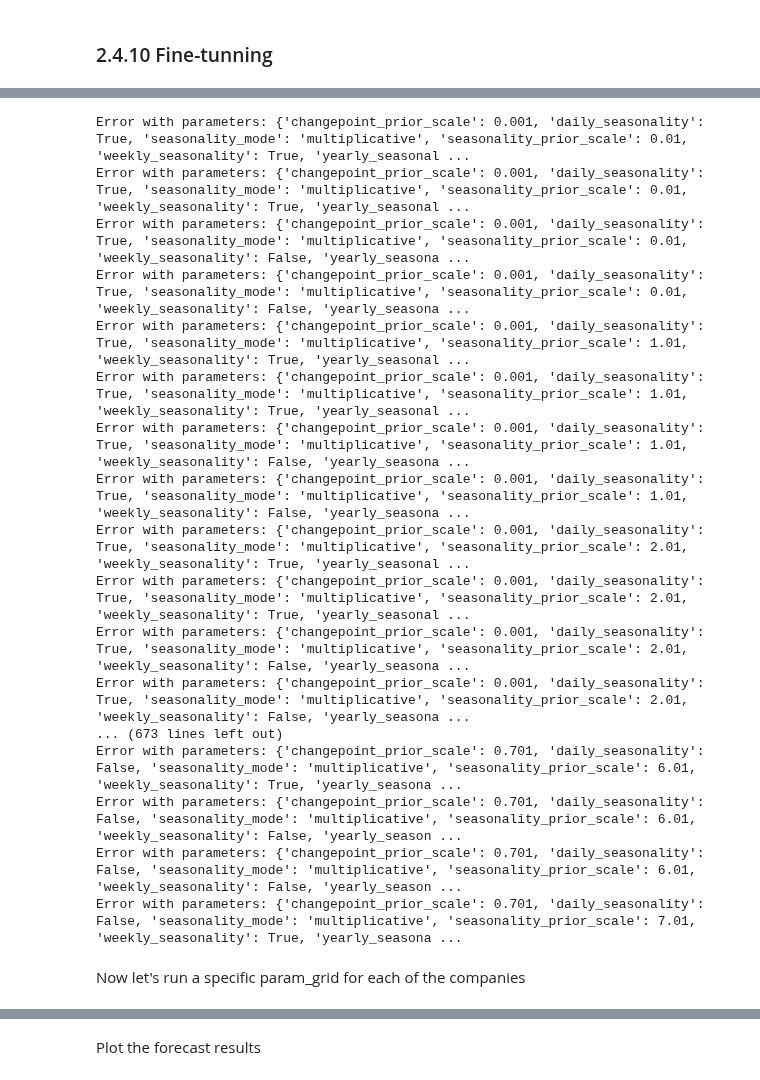
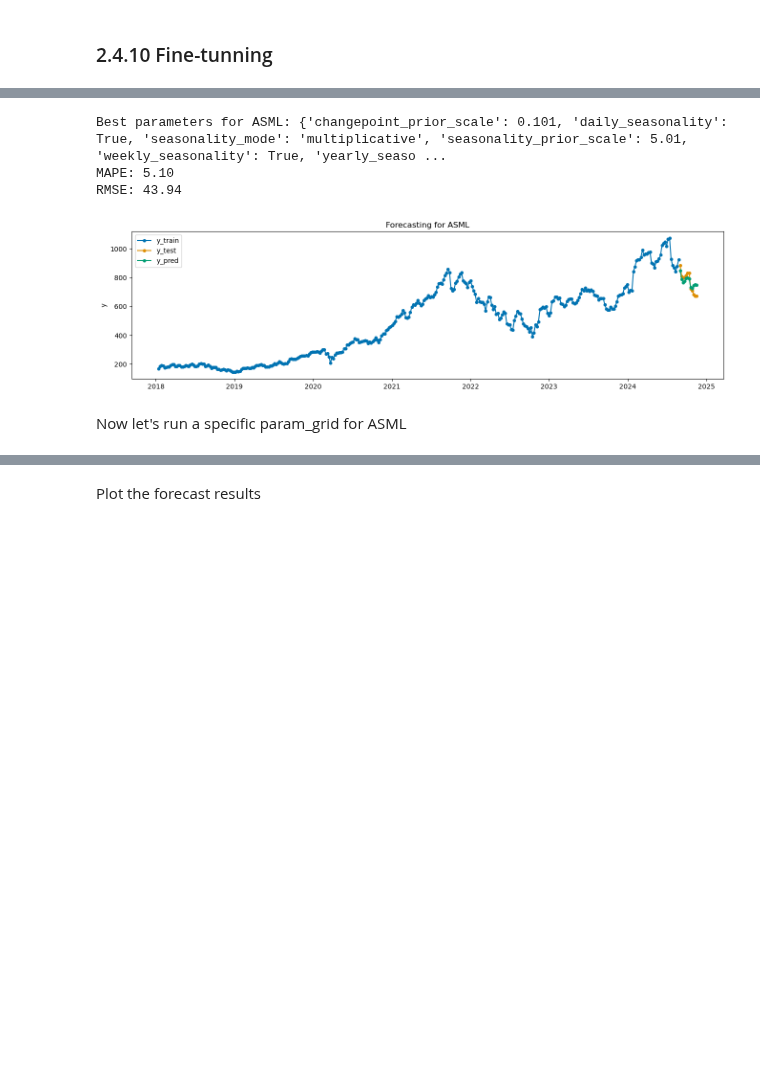
Before and after one commit to mbarriola96/stock_prices_forecasting, a Jupyter notebook: 05_modelling.ipynb, the cells around one changed output, grey strips where cells are left out. Drawn from its saved outputs; the diff is of its cells as text; code cells hidden in the pictures; blank space fills up the shorter version.

```diff
--- a/05_modelling.ipynb
+++ b/05_modelling.ipynb
@@ -603,14 +606,6 @@ param_grid = {
 
 # Create a parameter grid generator
 grid = ParameterGrid(param_grid)
-
-# # Prepare the data
-# train_data_prophet = train_data.reset_index(names="ds").rename(columns={'Close_ASML': 'y'})
-# test_data_prophet = test_data.reset_index(names="ds").rename(columns={'Close_ASML': 'y'})
-
-# # Ensure 'ds' is the index for train and test datasets
-# train_data_prophet = train_data_prophet.set_index('ds')
-# test_data_prophet = test_data_prophet.set_index('ds')
 
 # Initialize variables to track the best parameters
 best_mape = float('inf')
@@ -636,7 +631,7 @@ for params in grid:
             prophet_model.add_regressor(regressor)
 
         # Fit the model
-        prophet_model.fit(train_data_prophet.reset_index())
+        prophet_model.fit(train_data_prophet)
 
         # Generate predictions
         future = test_data_prophet.reset_index()[[column for column in test_data_prophet.reset_index() if column != 'y']]
@@ -645,6 +640,7 @@ for params in grid:
 
         # Calculate MAPE and RMSE
         actuals = test_data_prophet['y']
+        actuals.index = test_data_prophet['ds']
         predictions = forecast['Close']
         common_index = actuals.index.intersection(predictions.index)
         mape = mean_absolute_percentage_error(actuals.loc[common_index], predictions.loc[common_index]) * 100
@@ -652,54 +648,46 @@ for params in grid:
 
         # Update the best parameters if the current MAPE is lower
         if mape < best_mape:
             best_mape = mape
             best_rmse = rmse
             best_params = params
             best_forecast = forecast
 
     except Exception as e:
         print(f"Error with parameters: {params}: {e}")
 
 # Store the best parameters and performance metrics for ASML
 best_params_per_company["ASML"] = best_params
 final_mape_per_company["ASML"] = best_mape
 final_rmse_per_company["ASML"] = best_rmse
 company_params["ASML"] = best_params
 
 # Print the best parameters, MAPE, and RMSE
 print(f"Best parameters for ASML: {best_params}")
 print(f"MAPE: {best_mape:.2f}")
 print(f"RMSE: {best_rmse:.2f}")
 
+# Ensure 'ds' is the index for train and test datasets
+train_data_prophet_plot = train_data_prophet.set_index('ds')
+test_data_prophet_plot = test_data_prophet.set_index('ds')
+
 # Plot the forecast results for ASML
 plot_series(
-    train_data_prophet['y'][-500:],  # Last 500 points of training data
-    test_data_prophet['y'],
+    train_data_prophet_plot['y'][-500:],  # Last 500 points of training data
+    test_data_prophet_plot['y'],
     best_forecast['Close'],
     labels=["y_train", "y_test", "y_pred"]
 )
+
 plt.title("Forecasting for ASML")
 plt.show()
 # %% [output]
-Error with parameters: {'changepoint_prior_scale': 0.001, 'daily_seasonality': True, 'seasonality_mode': 'multiplicative', 'seasonality_prior_scale': 0.01, 'weekly_seasonality': True, 'yearly_seasonal ...
-Error with parameters: {'changepoint_prior_scale': 0.001, 'daily_seasonality': True, 'seasonality_mode': 'multiplicative', 'seasonality_prior_scale': 0.01, 'weekly_seasonality': True, 'yearly_seasonal ...
-Error with parameters: {'changepoint_prior_scale': 0.001, 'daily_seasonality': True, 'seasonality_mode': 'multiplicative', 'seasonality_prior_scale': 0.01, 'weekly_seasonality': False, 'yearly_seasona ...
-Error with parameters: {'changepoint_prior_scale': 0.001, 'daily_seasonality': True, 'seasonality_mode': 'multiplicative', 'seasonality_prior_scale': 0.01, 'weekly_seasonality': False, 'yearly_seasona ...
-Error with parameters: {'changepoint_prior_scale': 0.001, 'daily_seasonality': True, 'seasonality_mode': 'multiplicative', 'seasonality_prior_scale': 1.01, 'weekly_seasonality': True, 'yearly_seasonal ...
-Error with parameters: {'changepoint_prior_scale': 0.001, 'daily_seasonality': True, 'seasonality_mode': 'multiplicative', 'seasonality_prior_scale': 1.01, 'weekly_seasonality': True, 'yearly_seasonal ...
-Error with parameters: {'changepoint_prior_scale': 0.001, 'daily_seasonality': True, 'seasonality_mode': 'multiplicative', 'seasonality_prior_scale': 1.01, 'weekly_seasonality': False, 'yearly_seasona ...
-Error with parameters: {'changepoint_prior_scale': 0.001, 'daily_seasonality': True, 'seasonality_mode': 'multiplicative', 'seasonality_prior_scale': 1.01, 'weekly_seasonality': False, 'yearly_seasona ...
-Error with parameters: {'changepoint_prior_scale': 0.001, 'daily_seasonality': True, 'seasonality_mode': 'multiplicative', 'seasonality_prior_scale': 2.01, 'weekly_seasonality': True, 'yearly_seasonal ...
-Error with parameters: {'changepoint_prior_scale': 0.001, 'daily_seasonality': True, 'seasonality_mode': 'multiplicative', 'seasonality_prior_scale': 2.01, 'weekly_seasonality': True, 'yearly_seasonal ...
-Error with parameters: {'changepoint_prior_scale': 0.001, 'daily_seasonality': True, 'seasonality_mode': 'multiplicative', 'seasonality_prior_scale': 2.01, 'weekly_seasonality': False, 'yearly_seasona ...
-Error with parameters: {'changepoint_prior_scale': 0.001, 'daily_seasonality': True, 'seasonality_mode': 'multiplicative', 'seasonality_prior_scale': 2.01, 'weekly_seasonality': False, 'yearly_seasona ...
-... (673 lines left out)
-Error with parameters: {'changepoint_prior_scale': 0.701, 'daily_seasonality': False, 'seasonality_mode': 'multiplicative', 'seasonality_prior_scale': 6.01, 'weekly_seasonality': True, 'yearly_seasona ...
-Error with parameters: {'changepoint_prior_scale': 0.701, 'daily_seasonality': False, 'seasonality_mode': 'multiplicative', 'seasonality_prior_scale': 6.01, 'weekly_seasonality': False, 'yearly_season ...
-Error with parameters: {'changepoint_prior_scale': 0.701, 'daily_seasonality': False, 'seasonality_mode': 'multiplicative', 'seasonality_prior_scale': 6.01, 'weekly_seasonality': False, 'yearly_season ...
-Error with parameters: {'changepoint_prior_scale': 0.701, 'daily_seasonality': False, 'seasonality_mode': 'multiplicative', 'seasonality_prior_scale': 7.01, 'weekly_seasonality': True, 'yearly_seasona ...
+Best parameters for ASML: {'changepoint_prior_scale': 0.101, 'daily_seasonality': True, 'seasonality_mode': 'multiplicative', 'seasonality_prior_scale': 5.01, 'weekly_seasonality': True, 'yearly_seaso ...
+MAPE: 5.10
+RMSE: 43.94
+[figure, added]
 # %% [markdown]
-Now let's run a specific param_grid for each of the companies
+Now let's run a specific param_grid for ASML
 # %%
 # Define ASML-specific parameters from company_params
 params = company_params["ASML"]
```
Also changed, not shown: parts of 28 cells of this notebook, 6 other files.
